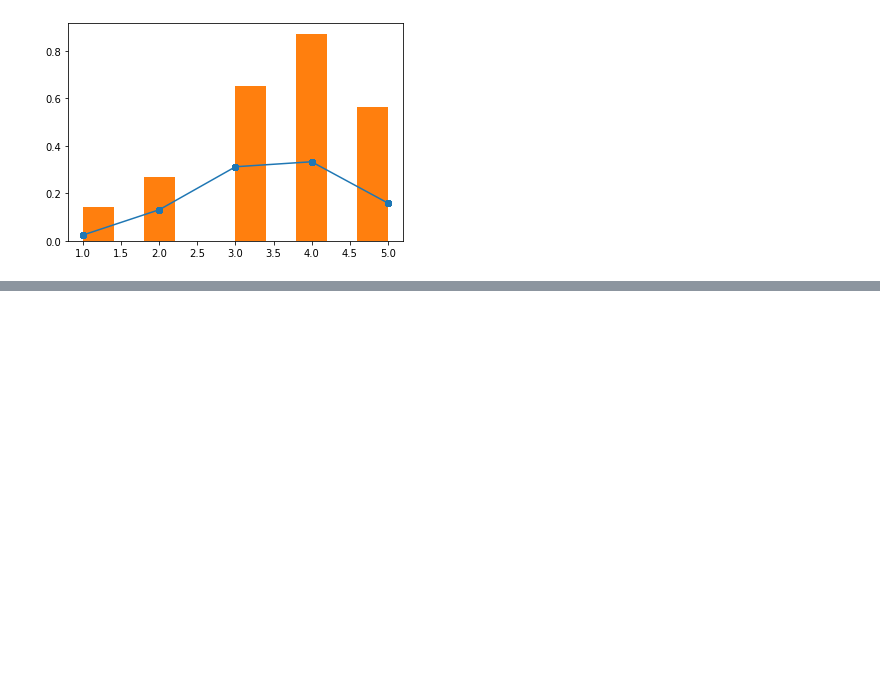
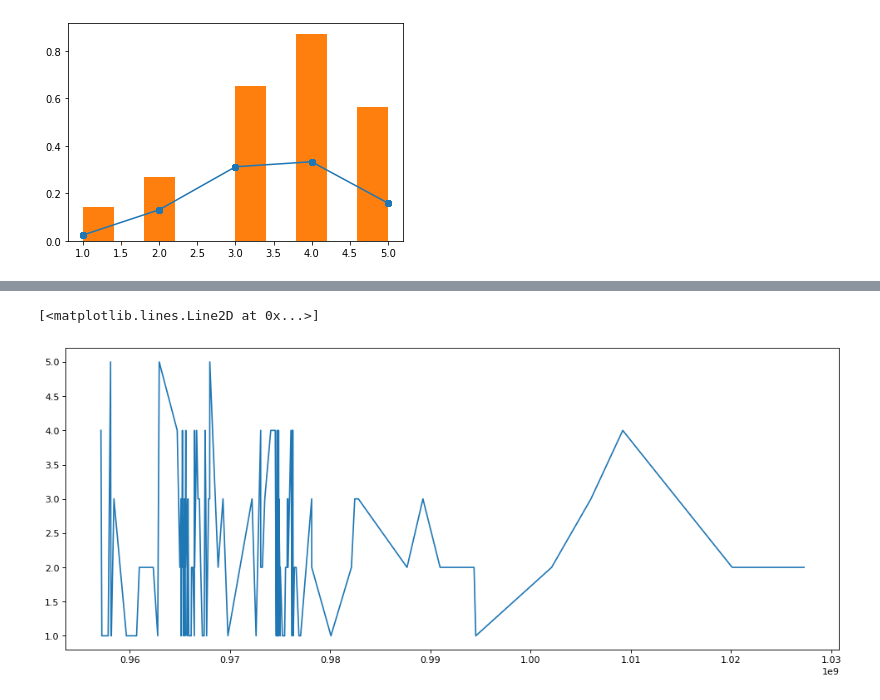
Before and after one commit to ebarkhordar/shilling-attack-detection-for-recommender-systems, a Jupyter notebook: analyze.ipynb, the cells around one changed output, grey strips where cells are left out. Cells and saved outputs as stored; diff of their text form; code cells hidden in the pictures; blank space fills up the shorter version.

```diff
--- a/analyze.ipynb
+++ b/analyze.ipynb
@@ -48,0 +159,8 @@ plt.show()
+# %%
+df=df.sort_values(by=['Timestamp'])
+from matplotlib.pyplot import figure
+figure(num=None, figsize=(15, 6), dpi=80, facecolor='w', edgecolor='k')
+plt.plot(df['Timestamp'], df['Rating'])
+# %% [output]
+[<matplotlib.lines.Line2D at 0x...>]
+[figure, added]
```
Also changed, not shown: parts of 18 cells of this notebook.
